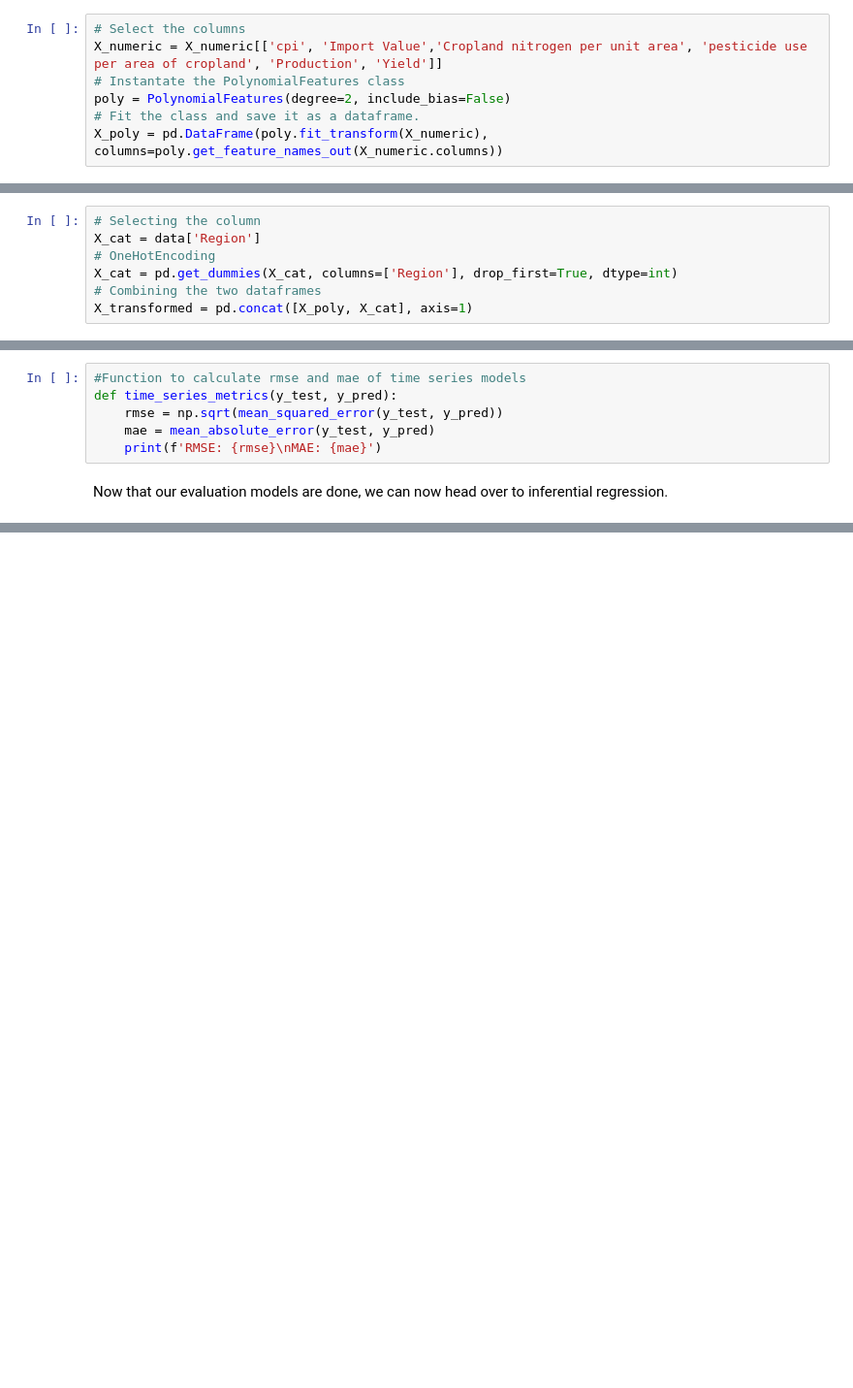
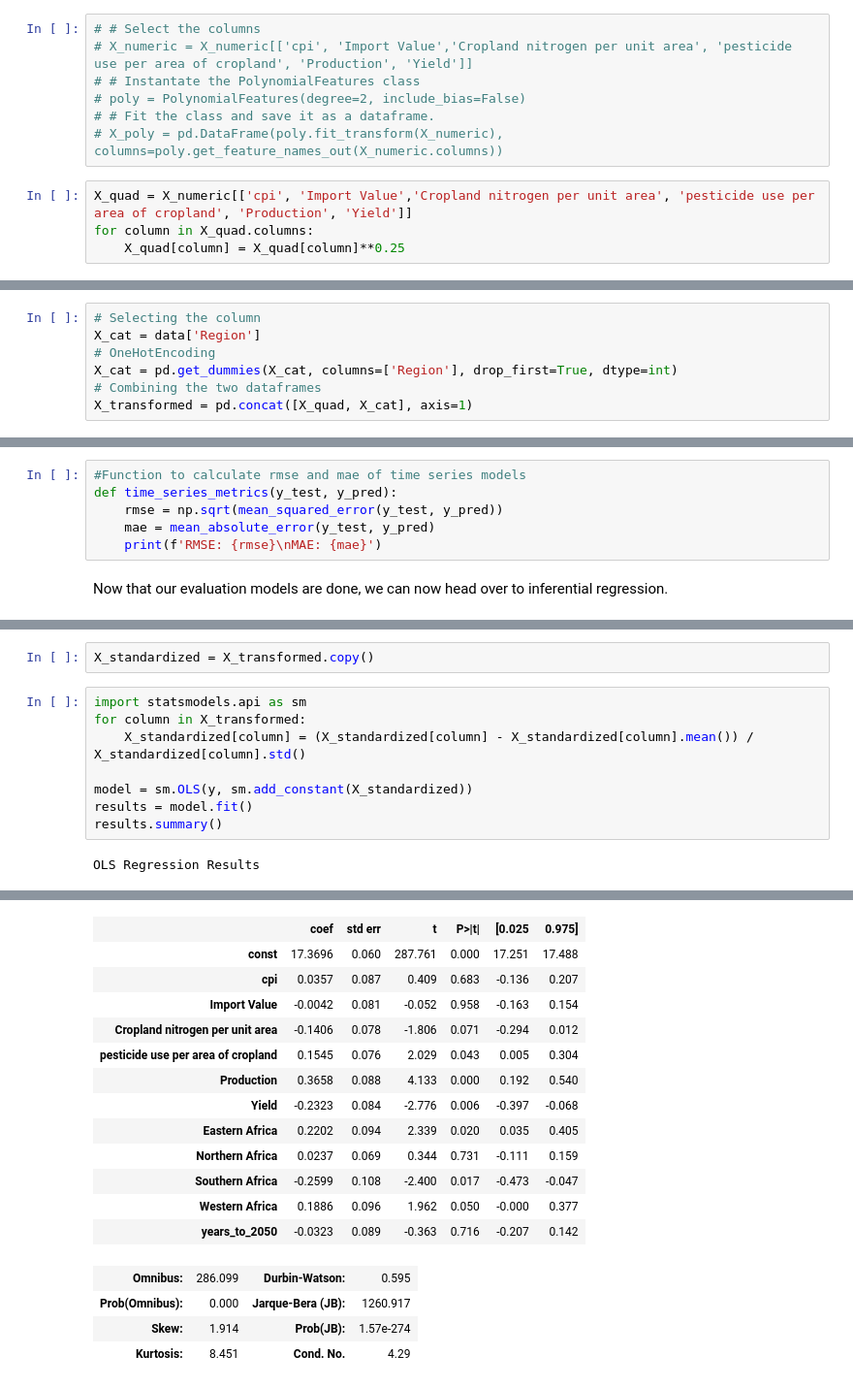
Before and after one commit to Kelvin-Rotich824/Phase_5_Capstone_Project, a Jupyter notebook: Untitled.ipynb, the cells around one changed output, grey strips where cells are left out. Shown at 97% size. Cells and saved outputs as stored; diff of their text form; blank space fills up the shorter version.

Commit message:
Inferential Regression

```diff
--- a/Untitled.ipynb
+++ b/Untitled.ipynb
@@ -1048,9 +1054,13 @@ plt.show()
 # %% [markdown]
 From the barplot, we can see that CPI has the highest importance to dry weight loss. Some of them had importance but maize GPI had the least importance followed by import quantity and temperature change. We will drop these columns and include cropland pottasium per unit area and area harvested. This is because they were some of the columns that exhibited high correlation with other columns and may lead to multicollonearity when modelling. After dropping them we will fit the PolynomialFeatures class.
 # %%
-# Select the columns
-X_numeric = X_numeric[['cpi', 'Import Value','Cropland nitrogen per unit area', 'pesticide use per area of cropland', 'Production', 'Yield']]
-# Instantate the PolynomialFeatures class
-poly = PolynomialFeatures(degree=2, include_bias=False)
-# Fit the class and save it as a dataframe.
-X_poly = pd.DataFrame(poly.fit_transform(X_numeric), columns=poly.get_feature_names_out(X_numeric.columns))
+# # Select the columns
+# X_numeric = X_numeric[['cpi', 'Import Value','Cropland nitrogen per unit area', 'pesticide use per area of cropland', 'Production', 'Yield']]
+# # Instantate the PolynomialFeatures class
+# poly = PolynomialFeatures(degree=2, include_bias=False)
+# # Fit the class and save it as a dataframe.
+# X_poly = pd.DataFrame(poly.fit_transform(X_numeric), columns=poly.get_feature_names_out(X_numeric.columns))
+# %%
+X_quad = X_numeric[['cpi', 'Import Value','Cropland nitrogen per unit area', 'pesticide use per area of cropland', 'Production', 'Yield']]
+for column in X_quad.columns:
+    X_quad[column] = X_quad[column]**0.25
@@ -1062,7 +1080,7 @@ X_cat = data['Region']
 # OneHotEncoding
 X_cat = pd.get_dummies(X_cat, columns=['Region'], drop_first=True, dtype=int)
 # Combining the two dataframes
-X_transformed = pd.concat([X_poly, X_cat], axis=1)
+X_transformed = pd.concat([X_quad, X_cat], axis=1)
 # %% [markdown]
 Since that is done we will conclude the data preprocessing for the first dataset by doing some feature engineering. We will focus on the `year` column. Since we will focus on trying to forecast our time series data up to 2050, we will be subtracting each year in our dataset from 2050.
 # %%
@@ -1206,0 +1554,12 @@ Now that our evaluation models are done, we can now head over to inferential reg
+# %%
+X_standardized = X_transformed.copy()
+# %%
+import statsmodels.api as sm
+for column in X_transformed:
+    X_standardized[column] = (X_standardized[column] - X_standardized[column].mean()) / X_standardized[column].std()
+
+model = sm.OLS(y, sm.add_constant(X_standardized))
+results = model.fit()
+results.summary()
+# %% [output]
+OLS Regression Results
@@ -1206,0 +1575,17 @@ Now that our evaluation models are done, we can now head over to inferential reg
+|  | coef | std err | t | P>|t| | [0.025 | 0.975] |
+| const | 17.3696 | 0.060 | 287.761 | 0.000 | 17.251 | 17.488 |
+| cpi | 0.0357 | 0.087 | 0.409 | 0.683 | -0.136 | 0.207 |
+| Import Value | -0.0042 | 0.081 | -0.052 | 0.958 | -0.163 | 0.154 |
+| Cropland nitrogen per unit area | -0.1406 | 0.078 | -1.806 | 0.071 | -0.294 | 0.012 |
+| pesticide use per area of cropland | 0.1545 | 0.076 | 2.029 | 0.043 | 0.005 | 0.304 |
+| Production | 0.3658 | 0.088 | 4.133 | 0.000 | 0.192 | 0.540 |
+| Yield | -0.2323 | 0.084 | -2.776 | 0.006 | -0.397 | -0.068 |
+| Eastern Africa | 0.2202 | 0.094 | 2.339 | 0.020 | 0.035 | 0.405 |
+| Northern Africa | 0.0237 | 0.069 | 0.344 | 0.731 | -0.111 | 0.159 |
+| Southern Africa | -0.2599 | 0.108 | -2.400 | 0.017 | -0.473 | -0.047 |
+| Western Africa | 0.1886 | 0.096 | 1.962 | 0.050 | -0.000 | 0.377 |
+| years_to_2050 | -0.0323 | 0.089 | -0.363 | 0.716 | -0.207 | 0.142 |
+| Omnibus: | 286.099 | Durbin-Watson: | 0.595 |
+| Prob(Omnibus): | 0.000 | Jarque-Bera (JB): | 1260.917 |
+| Skew: | 1.914 | Prob(JB): | 1.57e-274 |
+| Kurtosis: | 8.451 | Cond. No. | 4.29 |
```
Also changed, not shown: parts of 42 cells of this notebook.
